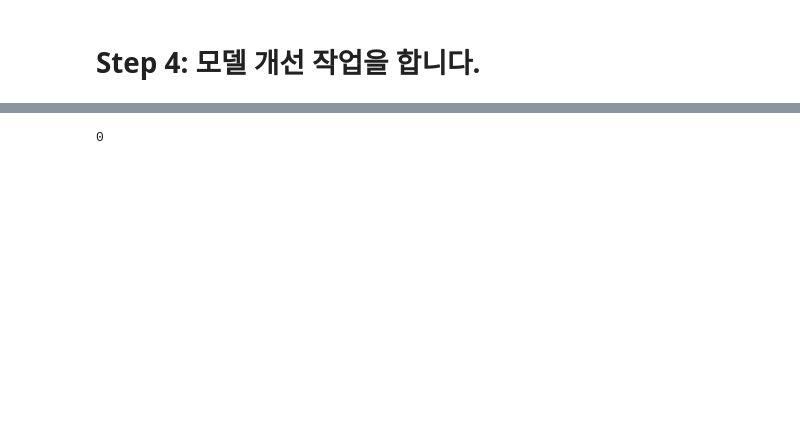
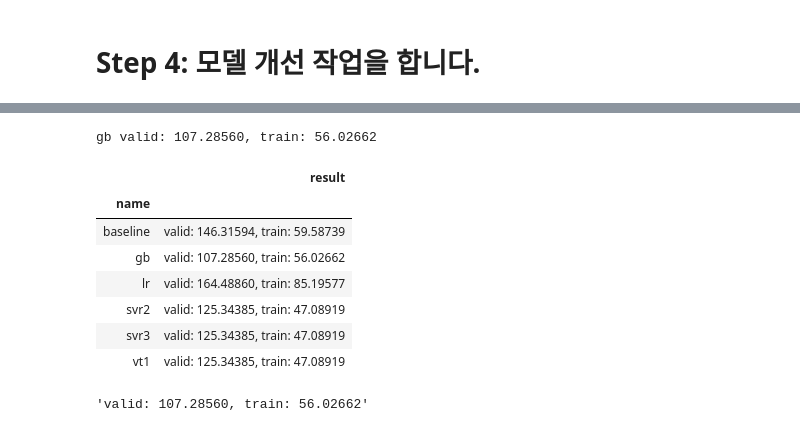
Before and after one commit to sunkusun9/DS_lv3_2410_2, a Jupyter notebook: sec_ds_lv3_prob3_kaggle.ipynb, the cells around one changed output, grey strips where cells are left out. Cells and saved outputs as stored; diff of their text form; code cells hidden in the pictures; blank space fills up the shorter version.

```diff
--- a/sec_ds_lv3_prob3_kaggle.ipynb
+++ b/sec_ds_lv3_prob3_kaggle.ipynb
@@ -307,30 +358,40 @@ from sklearn.ensemble import VotingRegressor
-# %%
-# GB: Gradient Boosting Tree
-
-from sklearn.ensemble import GradientBoostingRegressor
-
-X_gb = "15분, 30분, 45분, 60분, DayName, Hour, AM, Weekend_yn, Holiday_yn, Avg, TotalHour, 생산량, 기온, 풍속, 습도, 강수량, 전기요금(계절), 공장인원, 인건비"
-X_gb = [i.strip() for i in X_gb.split(',')]
-
-# 별도의 전처리 없이 지정한 변수들을 사용합니다.
-ct = ColumnTransformer([
-    ('pt', 'passthrough', X_gb)
-])
-
-# TODO-with 모델을 튜닝해봅니다.
-reg_gb = make_pipeline(
-    ct,
-    GradientBoostingRegressor(
-        loss = 'huber', # 손실함수: huber
-        n_estimators = 75, # 트리의 수: 75
-        max_depth=7, # 트리의 최대 깊이: 7
-        min_samples_leaf = 4, # 리프 노드(Leaf Node)의 최소 샘플 수: 4
-        random_state=123, # 랜덤 시드: 123
-    )
-)
-eval_model('gb', reg_gb)
-# %% [output]
-0
+# %%
+# GB: Gradient Boosting Tree
+
+from sklearn.ensemble import GradientBoostingRegressor
+
+X_gb = "15분, 30분, 45분, 60분, DayName, Hour, AM, Weekend_yn, Holiday_yn, Avg, TotalHour, 생산량, 기온, 풍속, 습도, 강수량, 전기요금(계절), 공장인원, 인건비"
+X_gb = [i.strip() for i in X_gb.split(',')]
+
+# 별도의 전처리 없이 지정한 변수들을 사용합니다.
+ct = ColumnTransformer([
+    ('pt', 'passthrough', X_gb)
+])
+
+# 모델을 튜닝해봅니다.
+reg_gb = make_pipeline(
+    ct,
+    GradientBoostingRegressor(
+        loss = 'huber', # 손실함수: huber
+        learning_rate = 0.01, # 과적합/과소적함을 대응합니다.
+        n_estimators = 500, # 주어진 상황에서 감당할 수 있는 최대의 수를 사용합니다.
+        max_depth=6, # 상호작용레벨 반영 정도를 조정할 수 있습니다. 적정 수준을 찾아봅니다. 높을 수록 학습모델의 성능이 높아집니다.
+        min_samples_leaf = 8, # 기반 모델의 분산을 조정합니다.
+        random_state=123, # 랜덤 시드: 123
+    )
+)
+eval_model('gb', reg_gb)
+# %% [output]
+gb valid: 107.28560, train: 56.02662
+|  | result |
+| name |  |
+| baseline | valid: 146.31594, train: 59.58739 |
+| gb | valid: 107.28560, train: 56.02662 |
+| lr | valid: 164.48860, train: 85.19577 |
+| svr2 | valid: 125.34385, train: 47.08919 |
+| svr3 | valid: 125.34385, train: 47.08919 |
+| vt1 | valid: 125.34385, train: 47.08919 |
+'valid: 107.28560, train: 56.02662'
 # %%
 prd = select_model(reg_gb)
 # 자가 채점
```
Also changed, not shown: parts of 18 cells of this notebook.
